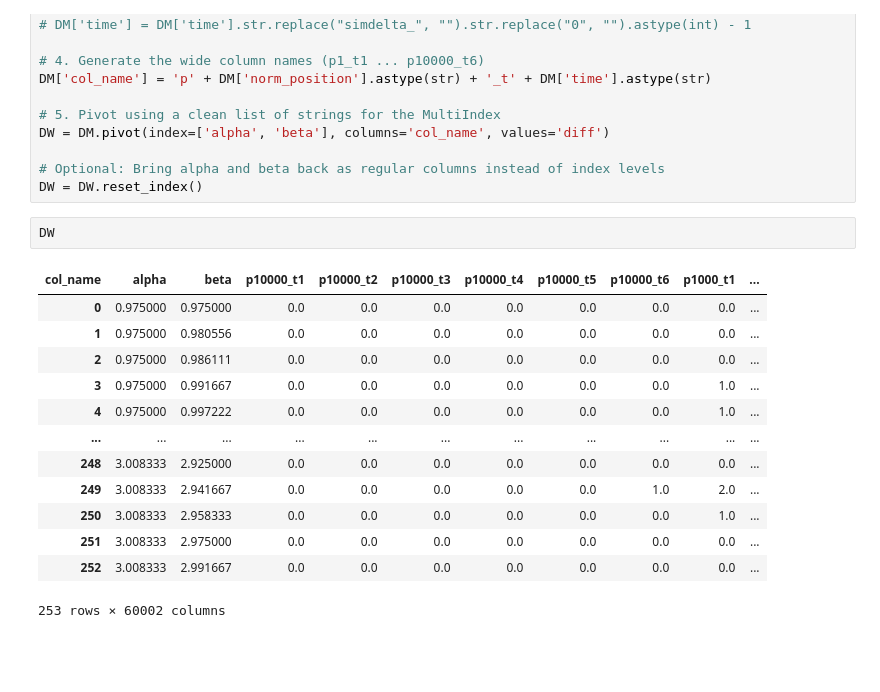
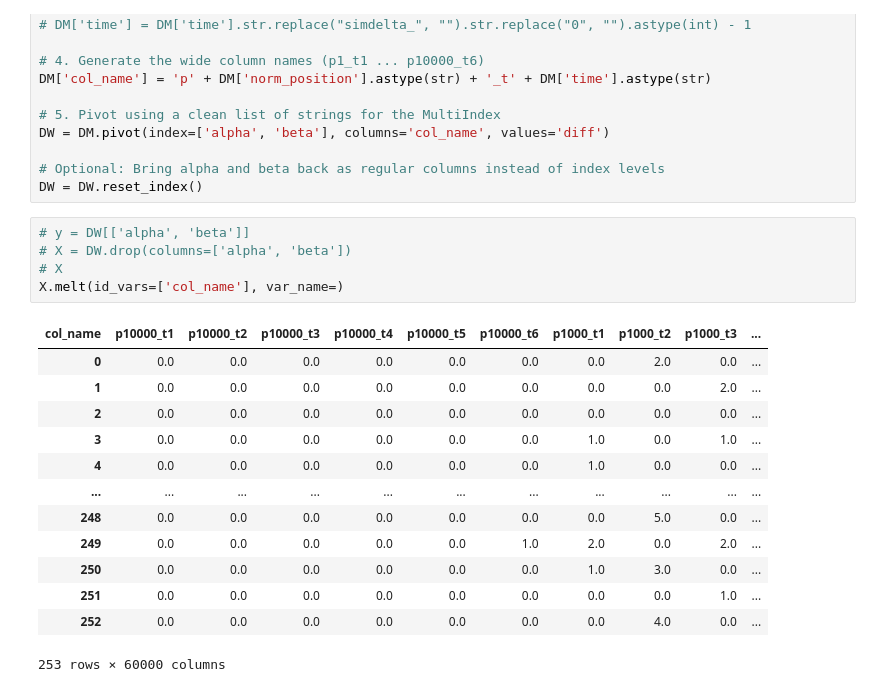
Before and after one commit to Vostanis/predicting_DFE, a Jupyter notebook: notebooks/06_estimating_gamma_of_selection_coefficients.ipynb, the cells around one changed output. Cells and saved outputs as stored; diff of their text form; blank space fills up the shorter version.

```diff
--- a/notebooks/06_estimating_gamma_of_selection_coefficients.ipynb
+++ b/notebooks/06_estimating_gamma_of_selection_coefficients.ipynb
@@ -853,18 +698,21 @@ DW = DM.pivot(index=['alpha', 'beta'], columns='col_name', values='diff')
 # Optional: Bring alpha and beta back as regular columns instead of index levels
 DW = DW.reset_index()
 # %%
-DW
+# y = DW[['alpha', 'beta']]
+# X = DW.drop(columns=['alpha', 'beta'])
+# X
+X.melt(id_vars=['col_name'], var_name=)
 # %% [output]
-| col_name | alpha | beta | p10000_t1 | p10000_t2 | p10000_t3 | p10000_t4 | p10000_t5 | p10000_t6 | p1000_t1 | ... |
-| 0 | 0.975000 | 0.975000 | 0.0 | 0.0 | 0.0 | 0.0 | 0.0 | 0.0 | 0.0 | ... |
-| 1 | 0.975000 | 0.980556 | 0.0 | 0.0 | 0.0 | 0.0 | 0.0 | 0.0 | 0.0 | ... |
-| 2 | 0.975000 | 0.986111 | 0.0 | 0.0 | 0.0 | 0.0 | 0.0 | 0.0 | 0.0 | ... |
-| 3 | 0.975000 | 0.991667 | 0.0 | 0.0 | 0.0 | 0.0 | 0.0 | 0.0 | 1.0 | ... |
-| 4 | 0.975000 | 0.997222 | 0.0 | 0.0 | 0.0 | 0.0 | 0.0 | 0.0 | 1.0 | ... |
+| col_name | p10000_t1 | p10000_t2 | p10000_t3 | p10000_t4 | p10000_t5 | p10000_t6 | p1000_t1 | p1000_t2 | p1000_t3 | ... |
+| 0 | 0.0 | 0.0 | 0.0 | 0.0 | 0.0 | 0.0 | 0.0 | 2.0 | 0.0 | ... |
+| 1 | 0.0 | 0.0 | 0.0 | 0.0 | 0.0 | 0.0 | 0.0 | 0.0 | 2.0 | ... |
+| 2 | 0.0 | 0.0 | 0.0 | 0.0 | 0.0 | 0.0 | 0.0 | 0.0 | 0.0 | ... |
+| 3 | 0.0 | 0.0 | 0.0 | 0.0 | 0.0 | 0.0 | 1.0 | 0.0 | 1.0 | ... |
+| 4 | 0.0 | 0.0 | 0.0 | 0.0 | 0.0 | 0.0 | 1.0 | 0.0 | 0.0 | ... |
 | ... | ... | ... | ... | ... | ... | ... | ... | ... | ... | ... |
-| 248 | 3.008333 | 2.925000 | 0.0 | 0.0 | 0.0 | 0.0 | 0.0 | 0.0 | 0.0 | ... |
-| 249 | 3.008333 | 2.941667 | 0.0 | 0.0 | 0.0 | 0.0 | 0.0 | 1.0 | 2.0 | ... |
-| 250 | 3.008333 | 2.958333 | 0.0 | 0.0 | 0.0 | 0.0 | 0.0 | 0.0 | 1.0 | ... |
-| 251 | 3.008333 | 2.975000 | 0.0 | 0.0 | 0.0 | 0.0 | 0.0 | 0.0 | 0.0 | ... |
-| 252 | 3.008333 | 2.991667 | 0.0 | 0.0 | 0.0 | 0.0 | 0.0 | 0.0 | 0.0 | ... |
+| 248 | 0.0 | 0.0 | 0.0 | 0.0 | 0.0 | 0.0 | 0.0 | 5.0 | 0.0 | ... |
+| 249 | 0.0 | 0.0 | 0.0 | 0.0 | 0.0 | 1.0 | 2.0 | 0.0 | 2.0 | ... |
+| 250 | 0.0 | 0.0 | 0.0 | 0.0 | 0.0 | 0.0 | 1.0 | 3.0 | 0.0 | ... |
+| 251 | 0.0 | 0.0 | 0.0 | 0.0 | 0.0 | 0.0 | 0.0 | 0.0 | 1.0 | ... |
+| 252 | 0.0 | 0.0 | 0.0 | 0.0 | 0.0 | 0.0 | 0.0 | 4.0 | 0.0 | ... |
-253 rows × 60002 columns
+253 rows × 60000 columns
```
Also changed, not shown: parts of 4 cells of this notebook, 11 other files.
